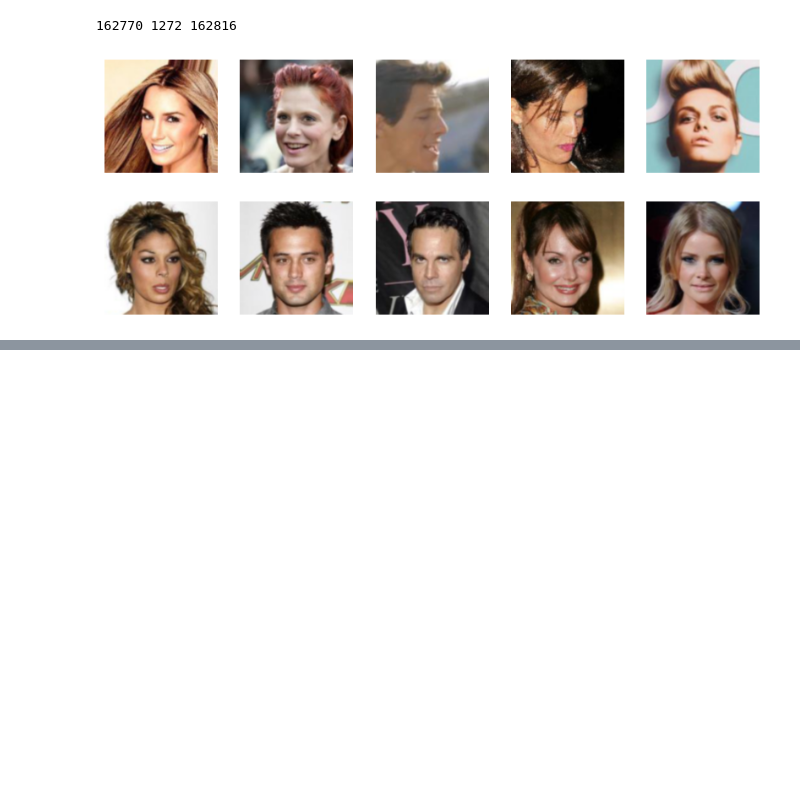
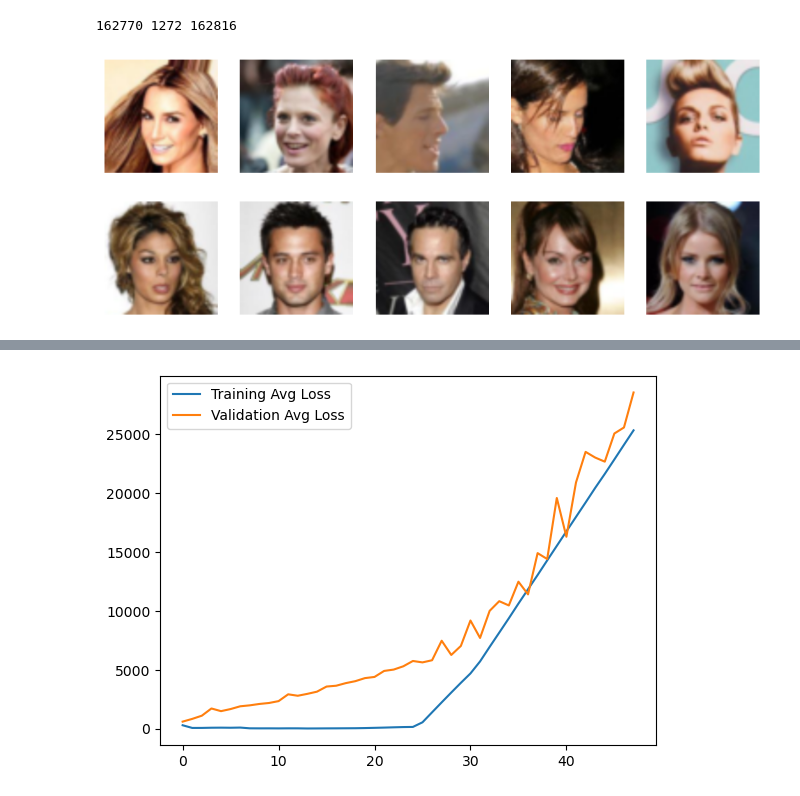
Before and after one commit to Horizon-42/variation_autoencoder, a Jupyter notebook: vae_on_celebs.ipynb, the cells around one changed output, grey strips where cells are left out. Saved outputs shown, nothing was run; the diff lists cells and outputs as text; code cells hidden in the pictures; blank space fills up the shorter version.

```diff
--- a/vae_on_celebs.ipynb
+++ b/vae_on_celebs.ipynb
@@ -144,3 +146,9 @@ VanillaVAE(
     (4): Tanh()
   )
 )
+# %%
+# Build Beta-VAE
+from models.beta_vae import BetaVAE
+
+beta_vae = BetaVAE(in_channels=3, loss_type='B', latent_dim=LATENT_DIM, hidden_dims=[32, 64, 128, 256, 512], image_size=IMG_SIZE, beta=4, max_capacity=100)
+beta_vae.to(device)
@@ -169,7 +195,7 @@ def train(model:BaseVAE, train_loader, optimizer, epoch, device):
         optimizer.zero_grad()
 
         recons, inputs, mu, log_var = model.forward(data)
-        loss_dict = model.loss_function(recons, inputs, mu, log_var, M_N = data.size(0)/len(train_loader.dataset))
+        loss_dict = model.loss_function(recons, inputs, mu, log_var, M_N = data.size(0)/len(train_loader.dataset), is_val=False)
 
         epoch_bce_loss += loss_dict['Reconstruction_Loss'].item()
         epoch_kld_loss += loss_dict['KLD_Loss'].item()
@@ -186,7 +212,7 @@ def train(model:BaseVAE, train_loader, optimizer, epoch, device):
     return epoch_loss, epoch_bce_loss, epoch_kld_loss
 
 
-def validate(model:BaseVAE, val_loader, epoch, device):
+def validate(model:BaseVAE, val_loader, epoch, device, result_dir:str, train_data_len:float):
     model.eval() # 切换到评估模式 (关闭 Dropout/BatchNum 统计更新)
     val_bce_loss = 0
     val_kld_loss = 0
@@ -201,7 +227,8 @@ def validate(model:BaseVAE, val_loader, epoch, device):
             recons, inputs, mu, log_var = model.forward(data)
 
             # 2. 计算 Loss (必须和训练时的 Loss 函数一致)
-            loss_dict= model.loss_function(recons, inputs, mu, log_var, M_N = data.size(0)/len(val_loader.dataset))
+            kld_weight = data.size(0)/train_data_len  # 这里的 M_N 相当于 beta-VAE 里的 beta
+            loss_dict= model.loss_function(recons, inputs, mu, log_var, M_N = kld_weight, is_val=True)
 
             val_bce_loss += loss_dict['Reconstruction_Loss'].item()
             val_kld_loss += loss_dict['KLD_Loss'].item()
@@ -212,7 +239,7 @@ def validate(model:BaseVAE, val_loader, epoch, device):
                 # 比较：原图 vs 重构图
                 # n=8 表示显示前8张。cat 把原图和重构图上下拼起来
                 comparison = torch.cat([data[:8], recons[:8]])
-                save_image(comparison.cpu(), f'results/reconstruction_{epoch}.png', nrow=8, normalize=True)
+                save_image(comparison.cpu(), f'{result_dir}/reconstruction_{epoch}.png', nrow=8, normalize=True)
 
 
     val_bce_loss /= len(val_loader)
@@ -223,7 +250,7 @@ def validate(model:BaseVAE, val_loader, epoch, device):
     with torch.no_grad():
         z = torch.randn(8, model.latent_dim).to(device)
         sample = model.decode(z)
-        save_image(sample.cpu(), f'results/sample_{epoch}.png', nrow=8, normalize=True)
+        save_image(sample.cpu(), f'{result_dir}/sample_{epoch}.png', nrow=8, normalize=True)
 
     return val_loss, val_bce_loss, val_kld_loss
 # %%
@@ -233,9 +260,13 @@ import logging
 # Scheduler
 from torch.optim.lr_scheduler import ReduceLROnPlateau
 
+
+model = beta_vae
+MODEL_NAME = "beta_vae"
+
 epochs = 100
 
-optimizer = optim.Adam(vanilla_vae.parameters(), lr=1e-3)
+optimizer = optim.Adam(model.parameters(), lr=1e-3)
 scheduler = ReduceLROnPlateau(optimizer, mode='min', patience=5)
 
 train_bce_losses = []
@@ -252,24 +283,30 @@ early_stopping_patience = 10
 early_epoch = 30
 
 # create results directory
-os.makedirs("results", exist_ok=True)
+result_dir = f"results_{MODEL_NAME}_ImSize{IMG_SIZE[0]}_Lat{LATENT_DIM}"
+os.makedirs(result_dir, exist_ok=True)
 
 logging.basicConfig(level=logging.INFO)
 logging.info("Training started")
 
+
+
 for epoch in range(epochs):
-    train_loss, train_bce_loss, train_kld_loss = train(vanilla_vae, train_loader, optimizer, epoch, device)
+    train_loss, train_bce_loss, train_kld_loss = train(model, train_loader, optimizer, epoch, device)
     train_bce_losses.append(train_bce_loss)
     train_kld_losses.append(train_kld_loss)
     train_losses.append(train_loss)
 
     logging.info(f"Epoch {epoch}, Train BCE Loss: {train_bce_loss:.4f}, Train KLD Loss: {train_kld_loss:.4f}, Train Loss: {train_loss:.4f}")
 
-    val_loss, val_bce_loss, val_kld_loss = validate(vanilla_vae, val_loader, epoch, device)
+    val_loss, val_bce_loss, val_kld_loss = validate(model, val_loader, epoch, device, result_dir, len(train_dataset))
     val_bce_losses.append(val_bce_loss)
     val_kld_losses.append(val_kld_loss)
     scheduler.step(val_loss)
     val_losses.append(val_loss)
+
+    logging.info(f"Epoch {epoch}, Val BCE Loss: {val_bce_loss:.4f}, Val KLD Loss: {val_kld_loss:.4f}, Val Loss: {val_loss:.4f}")
+
 
     if epoch < early_epoch:
         continue
@@ -277,16 +314,15 @@ for epoch in range(epochs):
         best_val_bce_loss = val_bce_loss
         no_improvement = 0
         # save model
-        torch.save(vanilla_vae.state_dict(), "results/best_vanilla_vae.pth")
+        torch.save(model.state_dict(), f"{result_dir}/best_{MODEL_NAME}.pth")
     else:
         no_improvement += 1
         if no_improvement >= early_stopping_patience:
             logging.info(f"Early stopping at epoch {epoch}")
             break
 
-    logging.info(f"Epoch {epoch}, Val BCE Loss: {val_bce_loss:.4f}, Val KLD Loss: {val_kld_loss:.4f}, Val Loss: {val_loss:.4f}")
 # save model
-torch.save(vanilla_vae.state_dict(), "results/last_vanilla_vae.pth")
+torch.save(model.state_dict(), f"{result_dir}/last_{MODEL_NAME}.pth")
 
 logging.info(f"Training Finished")
 # %% [output]
@@ -304,2 +356,9 @@ plt.show()
+# %%
+plt.plot(train_losses, label='Training Avg Loss')
+plt.plot(val_losses, label='Validation Avg Loss')
+plt.legend()
+plt.show()
+# %% [output]
+[figure, added]
 # %%
 # reverse kld loss
```
Also changed, not shown: parts of 8 cells of this notebook, 6 other files.
